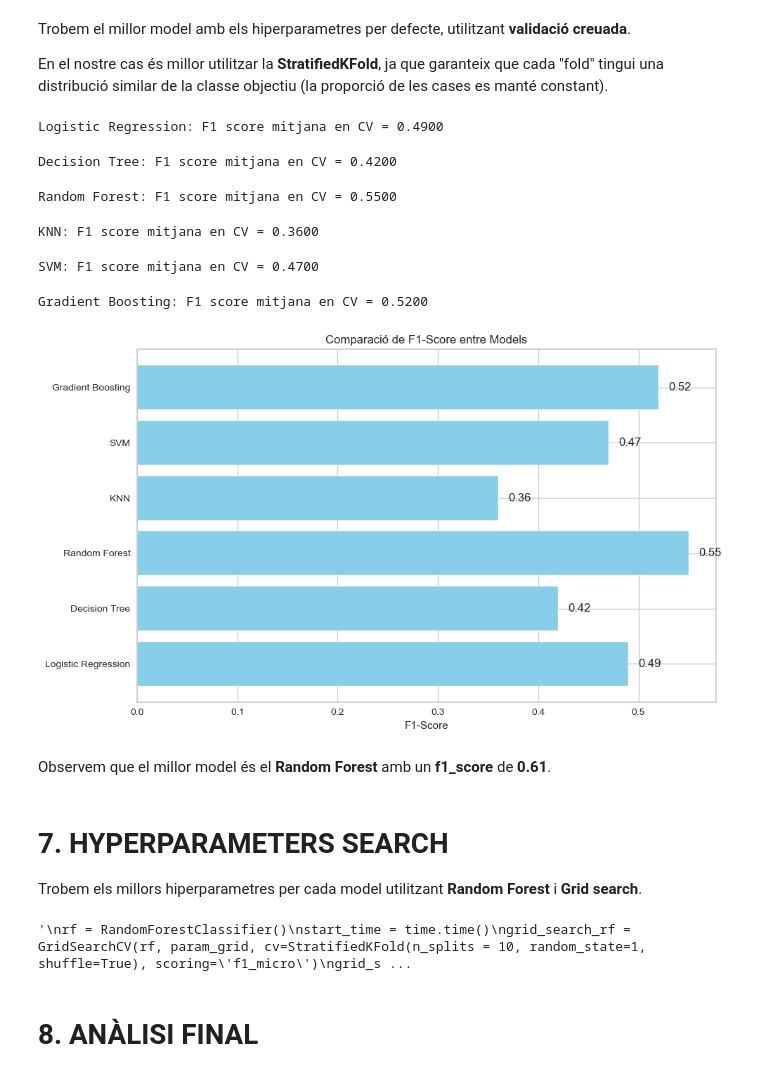
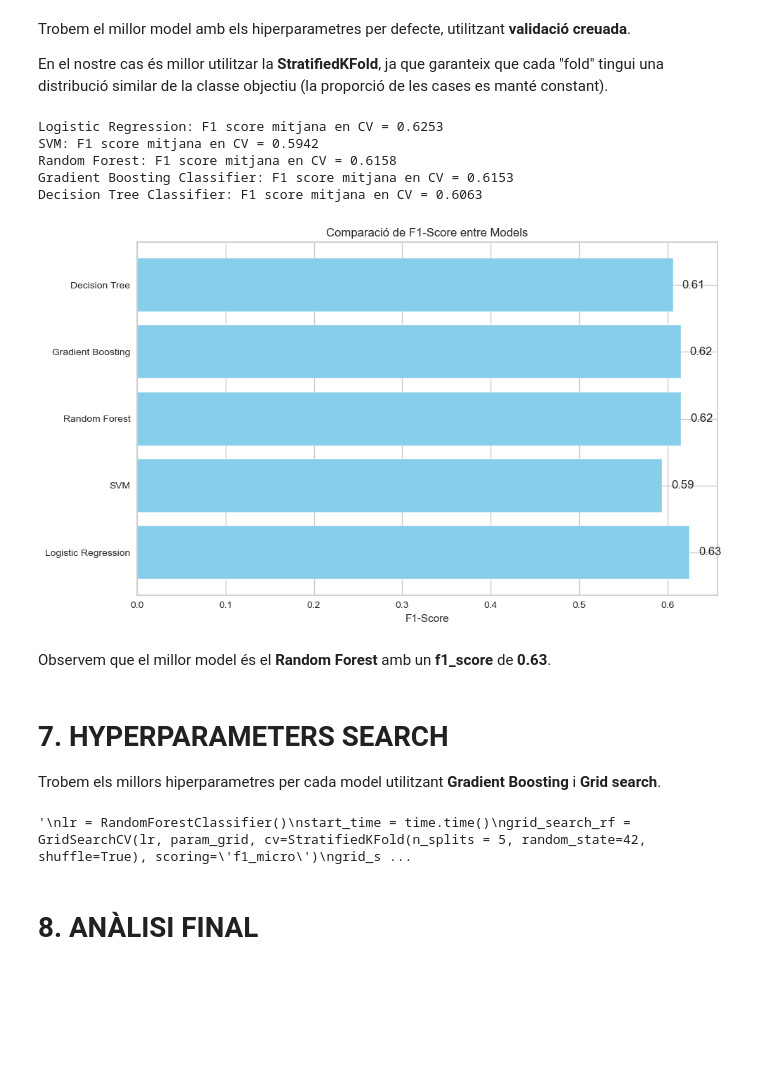
Before and after one commit to HelenaBoneu/HarryPotter, a Jupyter notebook: Harry_Potter.ipynb, the cells around one changed output. Saved outputs shown, nothing was run; the diff lists cells and outputs as text; code cells hidden in the pictures; blank space fills up the shorter version.

```diff
--- a/Harry_Potter.ipynb
+++ b/Harry_Potter.ipynb
@@ -1297,7 +1311,7 @@ Beauxbatons Academy of Magic       0.00      0.00      0.00         1
 # %% [markdown]
 Entrenament del model sense **selecció** de **features**:
 # %%
-lr_base = LogisticRegression(max_iter=300)
+lr_base = LogisticRegression()
 lr_base.fit(X_train, y_train)
 y_pred_base = lr_base.predict(X_test)
 print(classification_report(y_test, y_pred_base, zero_division=0))
@@ -1322,7 +1335,7 @@ X_train_lasso = X_train[features_lasso]
 X_test_lasso = X_test[features_lasso]
 
 # Reentrenem el model de Logistic Regression amb les característiques seleccionades per Lasso
-lr_lasso = LogisticRegression(max_iter=300)
+lr_lasso = LogisticRegression()
 lr_lasso.fit(X_train_lasso, y_train)
 
 # Predicció amb el model entrenat
@@ -1335,7 +1348,7 @@ X_train_rfe = X_train[features_rfe]
 X_test_rfe = X_test[features_rfe]
 
 # Reentrenem el model de Logistic Regression amb les característiques seleccionades per RFE
-lr_rfe = LogisticRegression(max_iter=300)
+lr_rfe = LogisticRegression()
 lr_rfe.fit(X_train_rfe, y_train)
 
 # Predicció amb el model entrenat
@@ -1392,8 +1407,9 @@ Observem que utilitzant un **model** sense selecció de **features**, obtenim mi
 # %%
-lr = OneVsOneClassifier(LogisticRegression(max_iter=300, fit_intercept = True))
-lr.fit(X_train, y_train)
+lr = LogisticRegression()
 
-y_pred = lr.predict(X_test)
+lr.fit(X_train_rfe, y_train)
+
+y_pred = lr.predict(X_test_rfe)
 classification = classification_report(y_test, y_pred, zero_division=0)
 
 print("Provem les diferents mètriques: \n")
@@ -1532,70 +1468,60 @@ En el nostre cas és millor utilitzar la **StratifiedKFold**, ja que garanteix q
 # %%
 def f1_score_comparison(models, f1_scores):
     plt.figure(figsize=(10, 6))
     plt.barh(models, f1_scores, color='skyblue')
 
     plt.xlabel('F1-Score')
     plt.title('Comparació de F1-Score entre Models')
 
     for i, v in enumerate(f1_scores):
         plt.text(v + 0.01, i, f"{v:.2f}", va='center')
 
     plt.tight_layout()
     plt.show()
 
-models=['Logistic Regression', "Decision Tree", 'Random Forest', 'KNN', 'SVM', 'Gradient Boosting']
+models=['Logistic Regression', 'SVM', 'Random Forest', 'Gradient Boosting', 'Decision Tree']
 f1_scores=[]
-models2_altre = {
+
+models2 = {
     'Logistic Regression': LogisticRegression(),
     'SVM': SVC(),
     'Random Forest': RandomForestClassifier(),
-    'KNN': KNeighborsClassifier(),
     "Gradient Boosting Classifier": GradientBoostingClassifier(),
     "Decision Tree Classifier": DecisionTreeClassifier()
 }
 
-models2 = {
-    'Logistic Regression': OneVsRestClassifier(LogisticRegression()),
-    'Decision Tree': OneVsRestClassifier(DecisionTreeClassifier()),
-    'Random Forest': OneVsRestClassifier(RandomForestClassifier()),
-    'KNN': OneVsRestClassifier(KNeighborsClassifier()),
-    'SVM': OneVsRestClassifier(SVC()),
-    'Gradient Boosting': OneVsRestClassifier(GradientBoostingClassifier())
-}
-
 f1_scores=[]
 for name, model in models2.items():
-    scores = cross_val_score(model, X_train, y_train, cv = StratifiedKFold(n_splits = 10), scoring = 'f1_micro')
+    scores = cross_val_score(model, X_train_rfe, y_train, cv = StratifiedKFold(n_splits = 5, random_state=42, shuffle=True), scoring = 'f1_micro')
     print(f'{name}: F1 score mitjana en CV = {scores.mean():.4f}')
     f1_scores.append(scores.mean())
 
 f1_score_comparison(models, f1_scores)
 # %% [output]
-Logistic Regression: F1 score mitjana en CV = 0.4900
+Logistic Regression: F1 score mitjana en CV = 0.6253
+SVM: F1 score mitjana en CV = 0.5942
+Random Forest: F1 score mitjana en CV = 0.6158
+Gradient Boosting Classifier: F1 score mitjana en CV = 0.6153
+Decision Tree Classifier: F1 score mitjana en CV = 0.6063
-Decision Tree: F1 score mitjana en CV = 0.4200
-Random Forest: F1 score mitjana en CV = 0.5500
-KNN: F1 score mitjana en CV = 0.3600
-SVM: F1 score mitjana en CV = 0.4700
-Gradient Boosting: F1 score mitjana en CV = 0.5200
-[figure, old version]
+[figure, new version]
 # %% [markdown]
-Observem que el millor model és el **Random Forest** amb un **f1_score** de **0.61**.
+Observem que el millor model és el **Random Forest** amb un **f1_score** de **0.63**.
 # %% [markdown]
 # 7. HYPERPARAMETERS SEARCH
 
-Trobem els millors hiperparametres per cada model utilitzant **Random Forest** i **Grid search**.
+Trobem els millors hiperparametres per cada model utilitzant **Gradient Boosting** i **Grid search**.
 # %%
-param_grid = {
+param_grid =  {
     'n_estimators': [100, 200, 300],
     'max_depth': [None, 10, 20],
     'max_features': ['sqrt', 'log2', None],
     'min_samples_split': [2, 5, 10]
 }
 """
-rf = RandomForestClassifier()
+lr = RandomForestClassifier()
 start_time = time.time()
-grid_search_rf = GridSearchCV(rf, param_grid, cv=StratifiedKFold(n_splits = 10, random_state=1, shuffle=True), scoring='f1_micro')
-grid_search_rf.fit(X_train, y_train)
+grid_search_rf = GridSearchCV(lr, param_grid, cv=StratifiedKFold(n_splits = 5, random_state=42, shuffle=True), scoring='f1_micro')
+grid_search_rf.fit(X_train_rfe, y_train)
 end_time = time.time()
 total_time = end_time - start_time
 best_parameters = grid_search_rf.best_params_
@@ -1604,7 +1530,7 @@ print(f'Millors hiperparàmetres: {best_parameters}')
 print(f'Millor score: {grid_search_rf.best_score_:.4f}')
 """
 # %% [output]
-'\nrf = RandomForestClassifier()\nstart_time = time.time()\ngrid_search_rf = GridSearchCV(rf, param_grid, cv=StratifiedKFold(n_splits = 10, random_state=1, shuffle=True), scoring=\'f1_micro\')\ngrid_s ...
+'\nlr = RandomForestClassifier()\nstart_time = time.time()\ngrid_search_rf = GridSearchCV(lr, param_grid, cv=StratifiedKFold(n_splits = 5, random_state=42, shuffle=True), scoring=\'f1_micro\')\ngrid_s ...
 # %% [markdown]
 # 8. ANÀLISI FINAL
 # %% [markdown]
```
Also changed, not shown: parts of 55 cells of this notebook.
